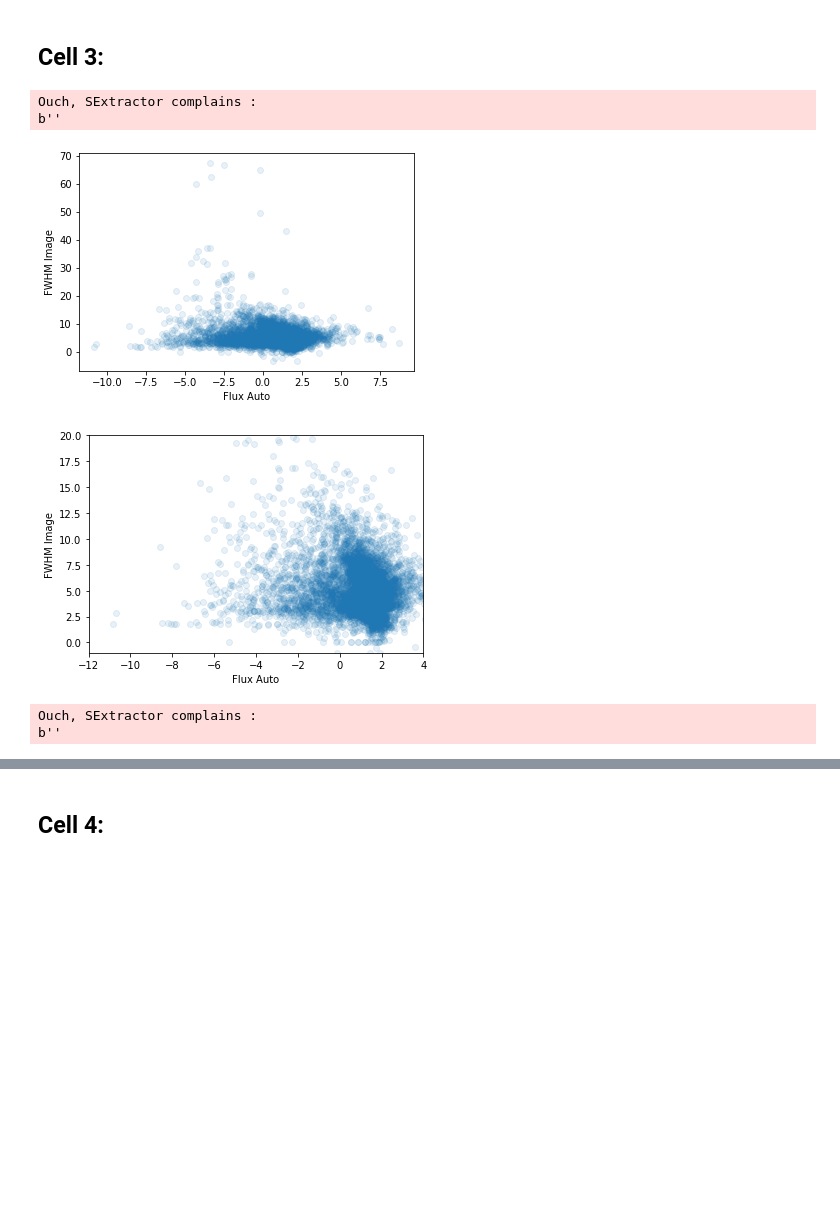
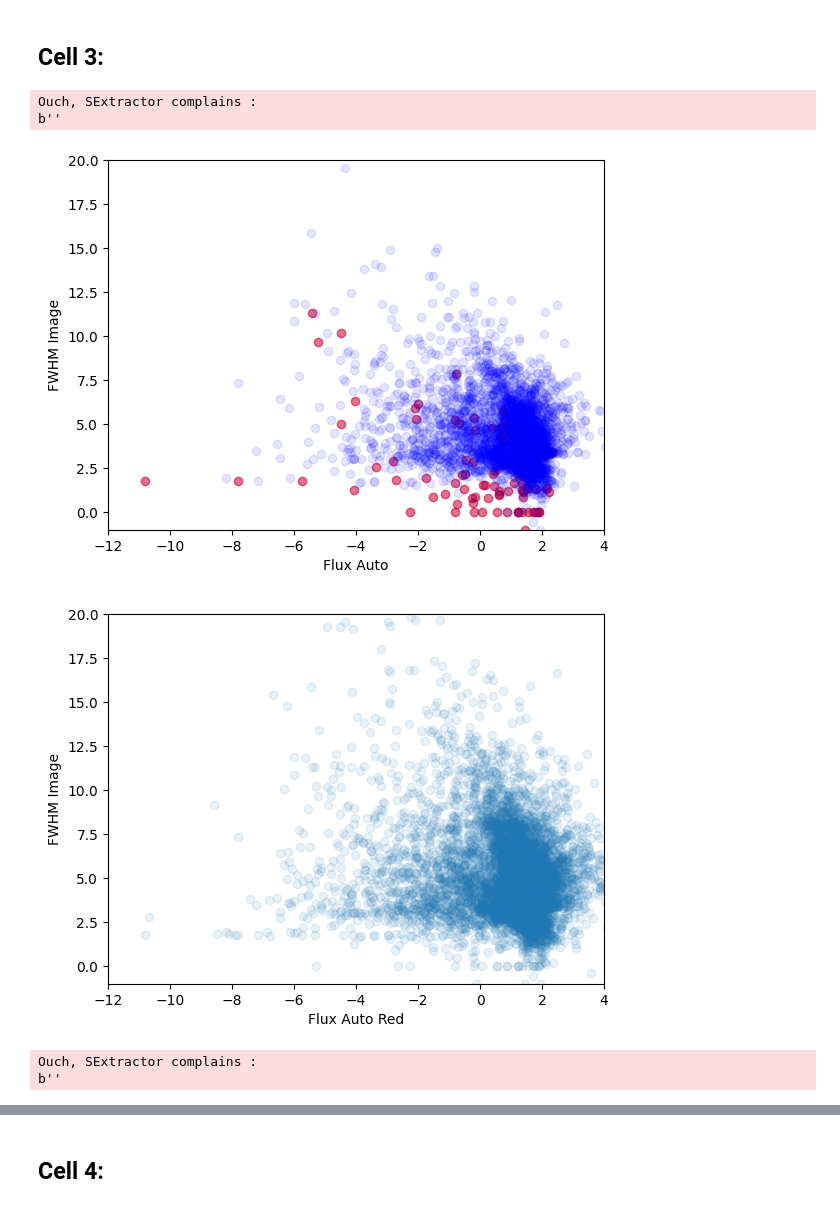
Before and after one commit to weslumundo/catalog_creation, a Jupyter notebook: convolution/Convolutin_py3_v2.ipynb, the cells around one changed output, grey strips where cells are left out. Saved outputs shown, nothing was run; the diff lists cells and outputs as text; code cells hidden in the pictures; blank space fills up the shorter version.

Commit message:
Testing fwhm calc

```diff
--- a/convolution/Convolutin_py3_v2.ipynb
+++ b/convolution/Convolutin_py3_v2.ipynb
@@ -74,43 +76,56 @@ table_red=ic.makecat(filered,see=fwhm_red_arc)
 #print(table_red['FLUX_APER'])
 my_fwhm = table_red['FWHM_IMAGE']
 logFlux = (-2.5)*np.log10(table_red['FLUX_AUTO'])
-
-plt.scatter(logFlux,my_fwhm,alpha=0.1)
+goodstar=table_red['CLASS_STAR'] > 0.7
+noflags=table_red['FLAGS'] < 0.9
+gooddata=np.logical_and(goodstar,noflags)
+plt.xlim(-12,4)
+plt.ylim(-1,20)
+plt.scatter(logFlux[gooddata],my_fwhm[gooddata],alpha=0.5,color="red")
 plt.xlabel('Flux Auto')
 plt.ylabel('FWHM Image')
+
+plt.scatter(logFlux[noflags],my_fwhm[noflags],alpha=0.1,color="blue")
 plt.show()
 plt.clf()
 plt.scatter(logFlux,my_fwhm,alpha=0.1)
 plt.xlabel('Flux Auto Red')
 plt.ylabel('FWHM Image')
 plt.xlim(-12,4)
 plt.ylim(-1,20)
 plt.show()
 
 
 #calculate real fwhm
-table_blue=ic.makecat(fileblue,see=fwhm_blue_arc)
+table_blue=ic.makecat(filereprojd,see=fwhm_blue_arc)
+
+my_fwhm = table_blue['FWHM_IMAGE']
+logFlux = (-2.5)*np.log10(table_blue['FLUX_AUTO'])
+goodstar=table_blue['CLASS_STAR'] > 0.8
+noflags=table_blue['FLAGS'] < 0.9
+gooddata=np.logical_and(goodstar,noflags)
 #print(table_red)
 #print(table_red['FWHM_IMAGE'])
 #print(table_red['FLUX_APER'])
 my_fwhm = table_blue['FWHM_IMAGE']
 logFlux = (-2.5)*np.log10(table_blue['FLUX_AUTO'])
 
 plt.scatter(logFlux,my_fwhm,alpha=0.1)
 plt.xlabel('Flux Auto Blue')
 plt.ylabel('FWHM Image')
 plt.show()
 plt.clf()
-plt.scatter(logFlux,my_fwhm,alpha=0.1)
+plt.scatter(logFlux[noflags],my_fwhm[noflags],alpha=0.1,color="blue")
+plt.scatter(logFlux[gooddata],my_fwhm[gooddata],alpha=0.5,color="red")
 plt.xlabel('Flux Auto')
 plt.ylabel('FWHM Image')
 plt.xlim(-12,4)
 plt.ylim(-1,20)
 plt.show()
 # %% [output]
 Ouch, SExtractor complains :
 b''
-[figure, old version]
+[figure, new version]
-[figure, old version]
+[figure, new version]
 Ouch, SExtractor complains :
 b''
```
Also changed, not shown: parts of 7 cells of this notebook.
